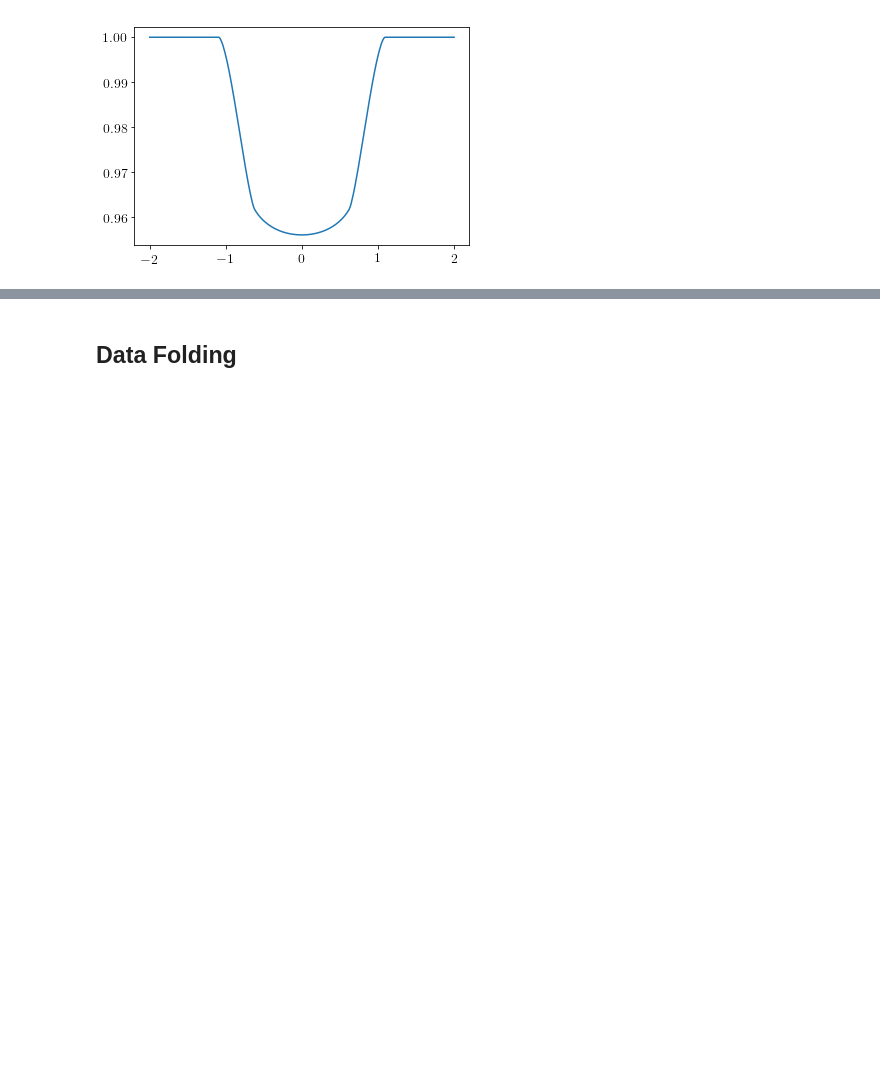
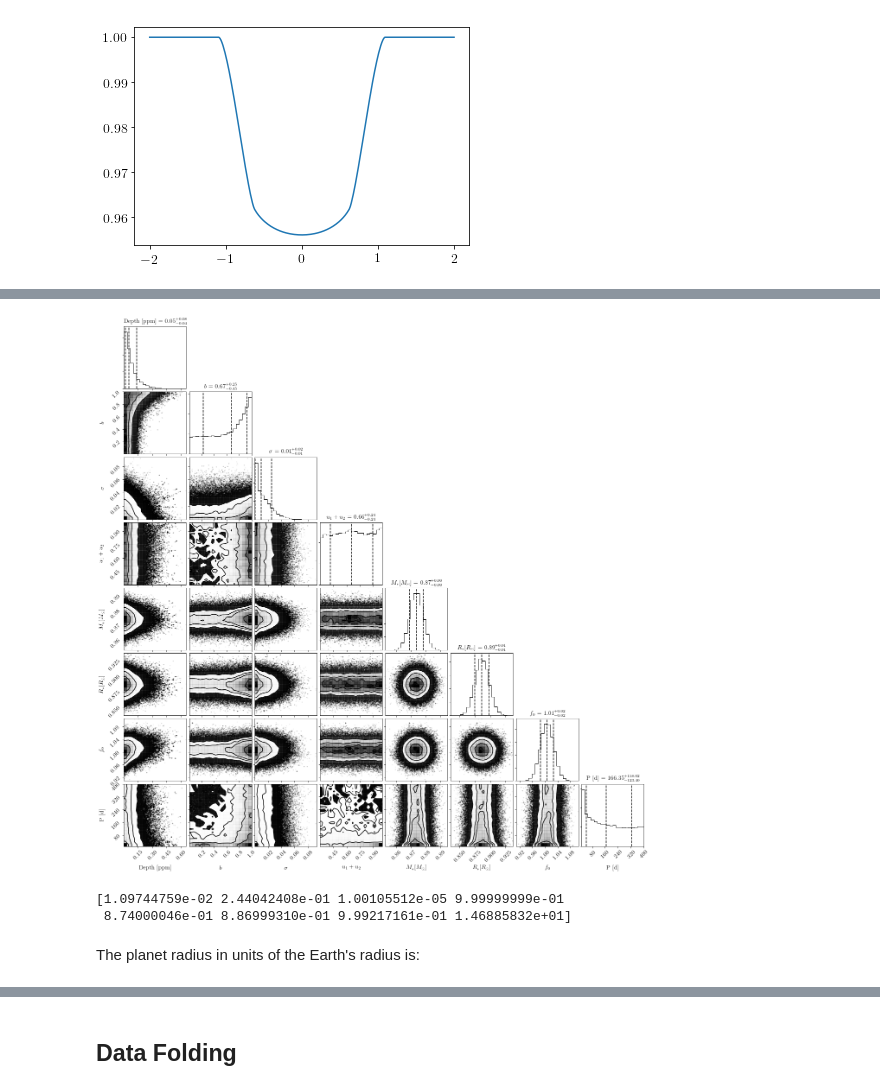
Before and after one commit to mbadenas/TFM2018, a Jupyter notebook: test_peaks.ipynb, the cells around one changed output, grey strips where cells are left out. Drawn from its saved outputs; the diff is of its cells as text; code cells hidden in the pictures; blank space fills up the shorter version.

```diff
--- a/test_peaks.ipynb
+++ b/test_peaks.ipynb
@@ -684,5 +724,12 @@ plt.legend()
 # %%
 ndim, nwalkers = 8, 100
-pos = [result["x"]*(1+1e-3*np.random.randn(ndim)) for i in range(nwalkers)]
+
+evaluate_res = result2["x"]
+
+p0 = [evaluate_res*(1+1e-4*np.random.randn(ndim)) for i in range(nwalkers)]
 sampler = emcee.EnsembleSampler(nwalkers, ndim, lnprob, args=(newX, newY, newY_err, allfixed))
-sampler.run_mcmc(pos, 500, progress=True);
+print("Running burn-in")
+pos, prob, state = sampler.run_mcmc(p0, 100, progress=True);
+sampler.reset()
+print("Running production")
+sampler.run_mcmc(p0, 1500,  rstate0 = state, progress=True);
@@ -706,0 +739,22 @@ Real values: [0.014638, 0.5, None, 0.6853, 0.3987854314698534, 0.128406845351017
+# %%
+#perform burn-in (currently 10%)
+samples = sampler.chain[:, 100:, :].reshape((-1, ndim))
+np.savetxt('mcmc_samples.txt',samples)
+
+
+fig = corner.corner(samples, labels=["Depth [ppm]", r"$b$", r"$\sigma$",
+                                     r'$u_{1}+u_{2}$', r'$M_{*} [M_{\odot}]$',
+                                     r'$R_{*} [R_{\odot}]$', r'$f_{0}$', 'P [d]'],
+                    quantiles = [0.16, 0.5, 0.84],
+                    show_titles = True, title_args={"fontsize": 12})
+
+#show_titles = Title showing the 0.5 quantile, with the upper and lower errors
+#supplied by the quantiles argument.
+# %% [output]
+[figure, added]
+# %%
+#from minimization:
+print(result2["x"])
+# %% [output]
+[1.09744759e-02 2.44042408e-01 1.00105512e-05 9.99999999e-01
+ 8.74000046e-01 8.86999310e-01 9.99217161e-01 1.46885832e+01]
@@ -706,0 +783,2 @@ Real values: [0.014638, 0.5, None, 0.6853, 0.3987854314698534, 0.128406845351017
+# %% [markdown]
+The planet radius in units of the Earth's radius is:
```
Also changed, not shown: parts of 17 cells of this notebook.
